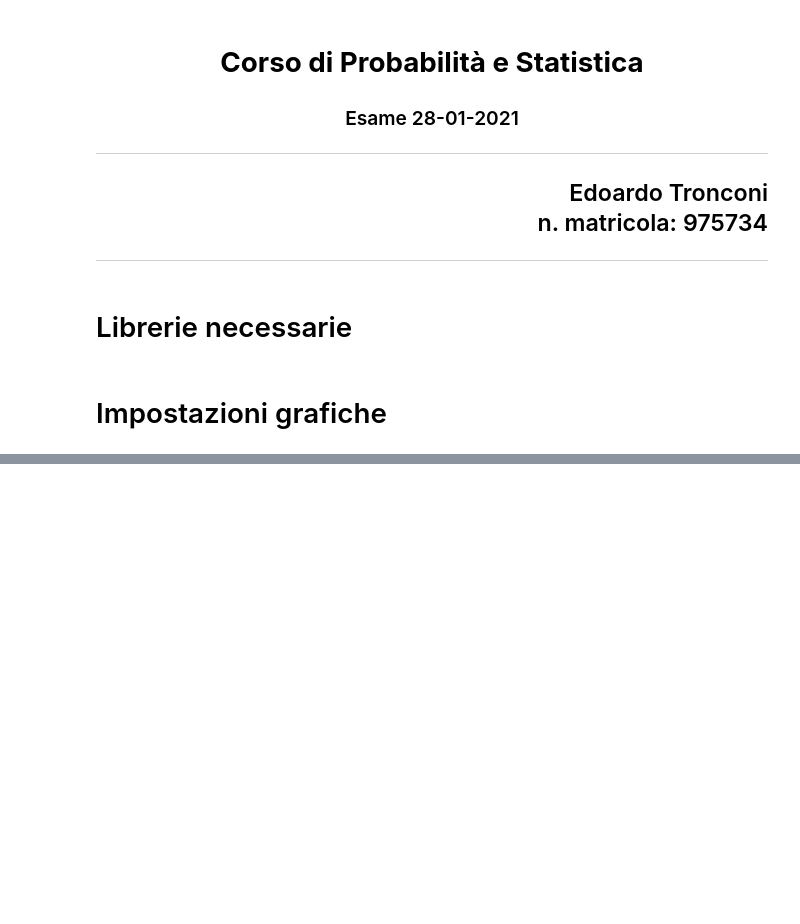
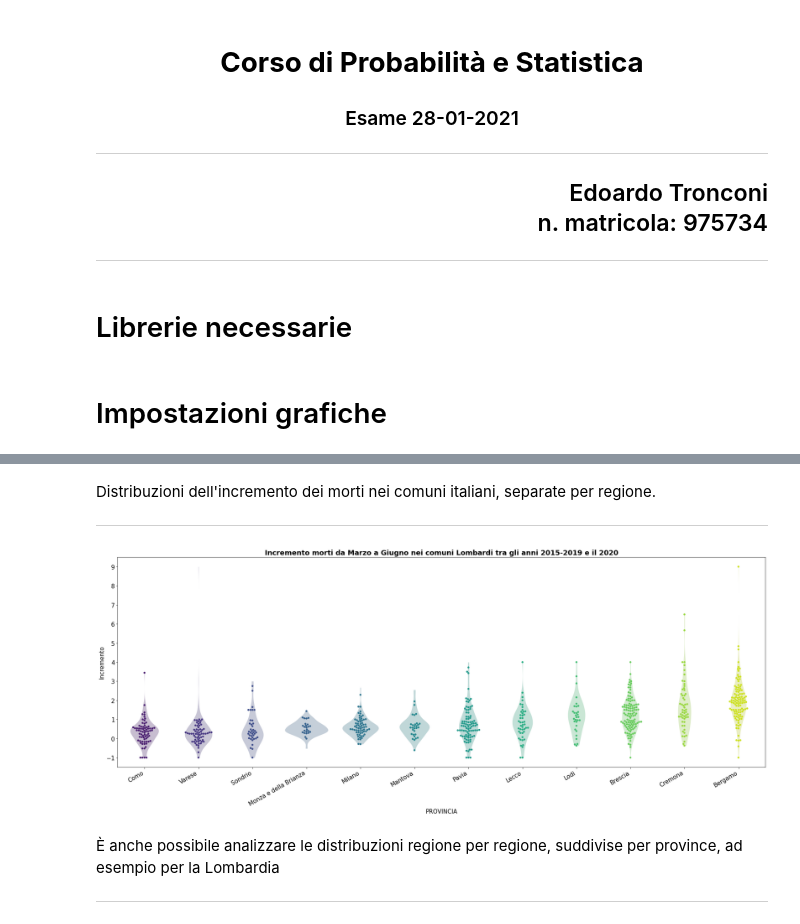
Before and after one commit to EdoardoTronconi/ProgettoPS, a Jupyter notebook: Esame_Tronconi_975734.ipynb, the cells around one changed output, grey strips where cells are left out. Saved outputs shown, nothing was run; the diff lists cells and outputs as text; code cells hidden in the pictures; blank space fills up the shorter version.

```diff
--- a/Esame_Tronconi_975734.ipynb
+++ b/Esame_Tronconi_975734.ipynb
@@ -186,0 +315,21 @@ plt.legend(['Media 2015-2019','2020'])
+# %% [markdown]
+Distribuzioni dell'incremento dei morti nei comuni italiani, separate per regione.
+***
+# %%
+order = ['Como', 'Varese', 'Sondrio', 'Monza e della Brianza', 'Milano',
+       'Mantova', 'Pavia', 'Lecco', 'Lodi', 'Brescia', 'Cremona', 'Bergamo']
+plt.figure(figsize=[30,10])
+D = DATA.loc['Lombardia',('SESSO',slice(None),'M+F')]
+D = pd.DataFrame((D.iloc[:,1]-D.iloc[:,0])/D.iloc[:,0]).rename(columns={0 : 'Incremento'})
+
+ax = sns.violinplot(data=D.sort_values('Incremento').reset_index().replace({np.inf : np.nan}), x='PROVINCIA', y='Incremento', order=order, palette='viridis', cut=0, linewidth=0)
+plt.setp(ax.collections, alpha=.3)
+ax = sns.swarmplot(data=D.sort_values('Incremento').reset_index().replace({np.inf : np.nan}).iloc[::2,:], x='PROVINCIA', y='Incremento', order=order, palette='viridis', ax=ax)
+ax.set_title('Incremento morti da Marzo a Giugno nei comuni Lombardi tra gli anni 2015-2019 e il 2020', fontweight='bold')
+ax.axes.set_yticks(np.linspace(-1,9,11))
+ax.set_xticklabels(ax.get_xticklabels(),rotation=30, ha='right');
+# %% [output]
+[figure, added]
+# %% [markdown]
+È anche possibile analizzare le distribuzioni regione per regione, suddivise per province, ad esempio per la Lombardia
+***
```
Also changed, not shown: parts of 24 cells of this notebook.
